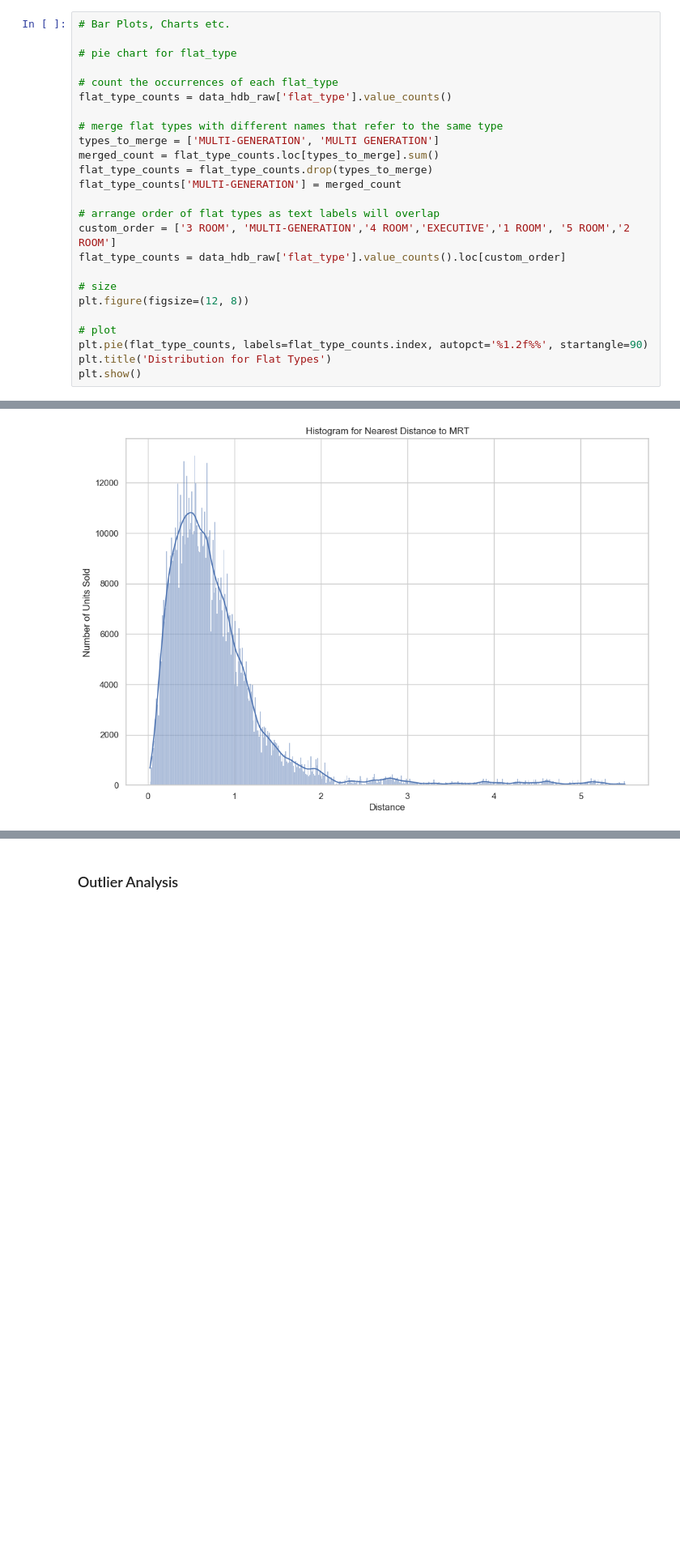
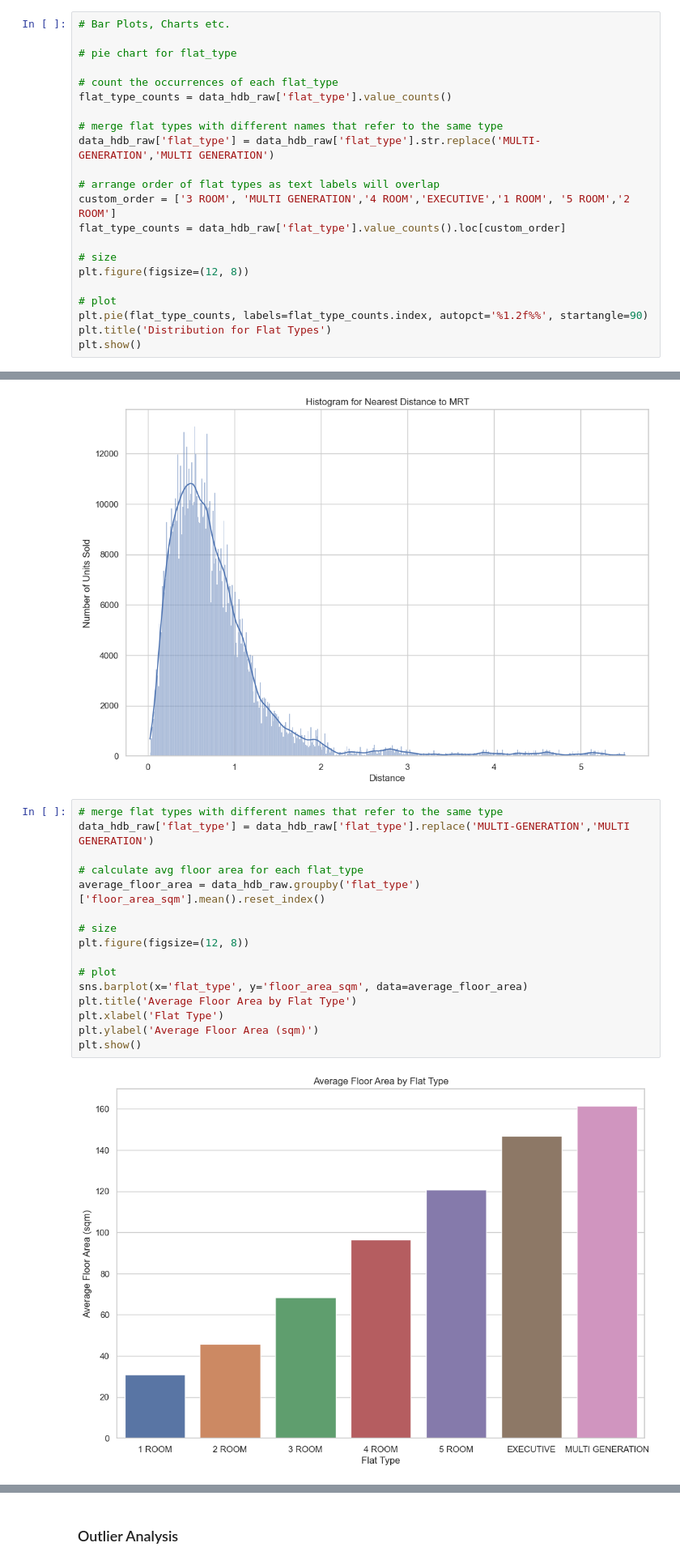
Before and after one commit to kkinmunn/is4303_hdbresale, a Jupyter notebook: eda/eda.ipynb, the cells around one changed output, grey strips where cells are left out. Shown at 81% size. Drawn from its saved outputs; the diff is of its cells as text; blank space fills up the shorter version.

Commit message:
Used the replace method instead for the merge flat model with different names that refer to the same type

```diff
--- a/eda/eda.ipynb
+++ b/eda/eda.ipynb
@@ -89,13 +89,10 @@ data_hdb_raw.describe()
 flat_type_counts = data_hdb_raw['flat_type'].value_counts()
 
 # merge flat types with different names that refer to the same type
-types_to_merge = ['MULTI-GENERATION', 'MULTI GENERATION']
-merged_count = flat_type_counts.loc[types_to_merge].sum()
-flat_type_counts = flat_type_counts.drop(types_to_merge)
-flat_type_counts['MULTI-GENERATION'] = merged_count
+data_hdb_raw['flat_type'] = data_hdb_raw['flat_type'].str.replace('MULTI-GENERATION','MULTI GENERATION')
 
 # arrange order of flat types as text labels will overlap
-custom_order = ['3 ROOM', 'MULTI-GENERATION','4 ROOM','EXECUTIVE','1 ROOM', '5 ROOM','2 ROOM']
+custom_order = ['3 ROOM', 'MULTI GENERATION','4 ROOM','EXECUTIVE','1 ROOM', '5 ROOM','2 ROOM']
 flat_type_counts = data_hdb_raw['flat_type'].value_counts().loc[custom_order]
 
 # size
@@ -330,3 +276,21 @@ plt.ylabel('Number of Units Sold')
 plt.show()
 # %% [output]
 [figure]
+# %%
+# merge flat types with different names that refer to the same type
+data_hdb_raw['flat_type'] = data_hdb_raw['flat_type'].replace('MULTI-GENERATION','MULTI GENERATION')
+
+# calculate avg floor area for each flat_type
+average_floor_area = data_hdb_raw.groupby('flat_type')['floor_area_sqm'].mean().reset_index()
+
+# size
+plt.figure(figsize=(12, 8))
+
+# plot
+sns.barplot(x='flat_type', y='floor_area_sqm', data=average_floor_area)
+plt.title('Average Floor Area by Flat Type')
+plt.xlabel('Flat Type')
+plt.ylabel('Average Floor Area (sqm)')
+plt.show()
+# %% [output]
+[figure, added]
```
Also changed, not shown: parts of 2 cells of this notebook.
